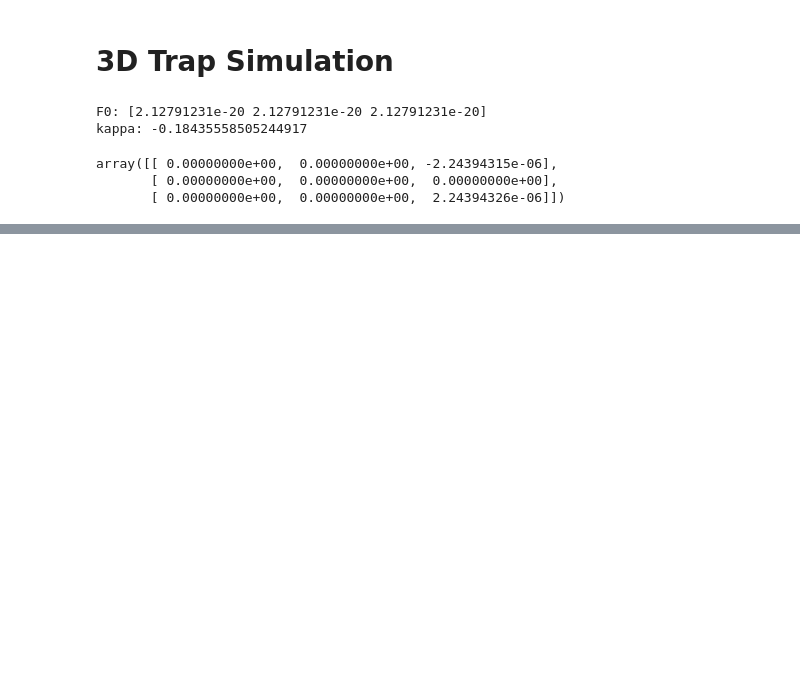
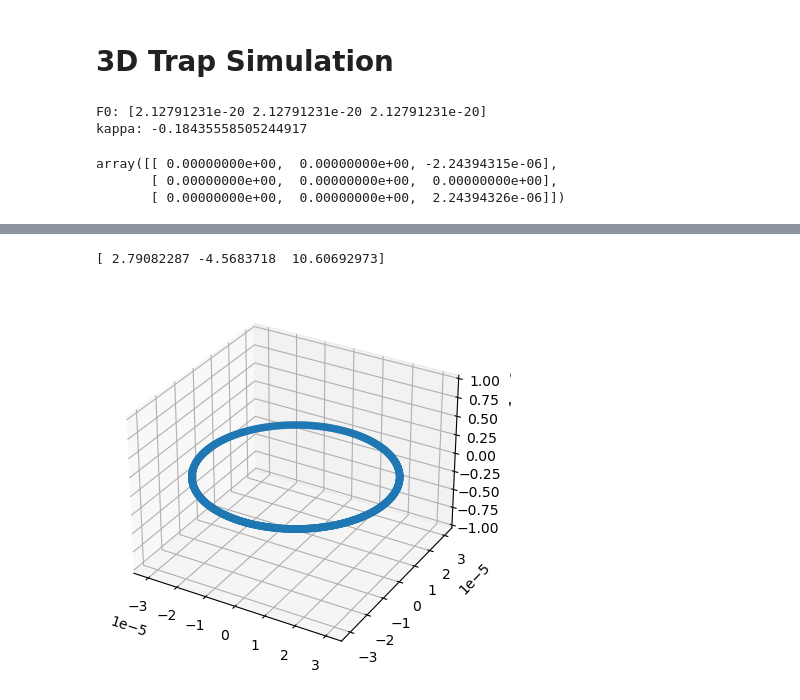
Before and after one commit to code-sc/ion-trap-simulation, a Jupyter notebook: simulation_code.ipynb, the cells around one changed output, grey strips where cells are left out. Cells and saved outputs as stored; diff of their text form; code cells hidden in the pictures; blank space fills up the shorter version.

```diff
--- a/simulation_code.ipynb
+++ b/simulation_code.ipynb
@@ -969,0 +1445,60 @@ plt.show()
+# %%
+# plot points on sphere to check randomness of distribition
+
+directions = np.random.normal(0, 1, size=(1000, 3))
+# directions = 2*np.random.rand(1000, 3) - 1
+norms = np.linalg.norm(directions, axis=1)
+norms = np.array([norms, norms, norms]).T
+directions = directions / norms
+print(directions.sum(axis=0))
+
+# fig = plt.figure()
+# ax = fig.add_subplot(projection='3d')
+# ax.scatter(directions[:,0], directions[:,1], directions[:,2])
+# plt.show()
+# %% [output]
+[ 2.79082287 -4.5683718  10.60692973]
+# %%
+# find equilibrium positions
+import scipy.optimize as optimize
+
+def get_ring_eq_pos(n, offset=0, perturbed=False, coord_system="cart"):
+    r_0 = np.zeros((n, 3))
+    for i in range(n):
+        r_0[i][0] = trap_radius
+        r_0[i][1] = (i / n) * 2*np.pi + offset
+        r_0[i][2] = 0
+        r_0[i] = polar_to_cartesian(r_0[i])
+
+    bfgs_tolerance = 1e-34
+    opt = optimize.minimize((perturbed_pot_energy if perturbed else pot_energy),
+                             r_0.flatten(),
+                             method="BFGS",
+                             jac=(perturbed_jac if perturbed else jac),
+                             options={"gtol": bfgs_tolerance, "disp": False})
+
+    r_eq = opt.x.reshape((n, 3))
+    if coord_system == "pol":
+        r_eq = cartesian_to_polar(r)
+    return r_eq
+# %%
+# calculate equilibrium positions
+r_eq = get_ring_eq_pos(n, offset=0, perturbed=False)
+# %%
+# plot equilibrium positions
+fig = plt.figure()
+ax = fig.add_subplot(projection='3d')
+
+ax.scatter(r_eq[:,0], r_eq[:,1], r_eq[:,2])
+# plt.plot(r_eq[:,0], r_eq[:,1], marker=".", linestyle="")
+# r_eq = get_ring_eq_pos(n, offset=0, perturbed=True)
+# plt.plot(r_eq[:,0], r_eq[:,1], marker="o", linestyle="")
+# plt.xlim(-1.5*trap_radius, 1.5*trap_radius)
+# plt.ylim(-1.5*trap_radius, 1.5*trap_radius)
+# plt.xlabel("x (m)")
+# plt.ylabel("y (m)")
+# ax.set_xlim(-1e-6, 1e-6)
+ax.set_zlim(-1e-8, 1e-8)
+plt.show()
+# %% [output]
+[figure, added]
```
Also changed, not shown: parts of 91 cells of this notebook, 10 other files.
